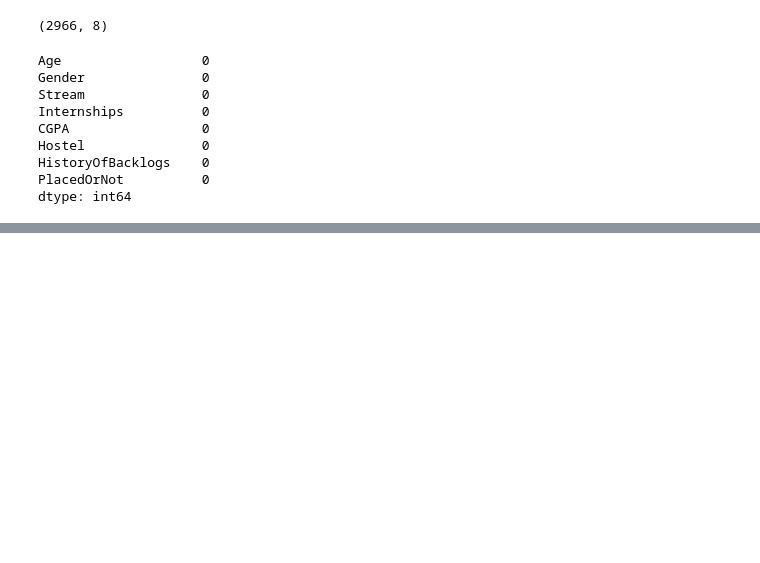
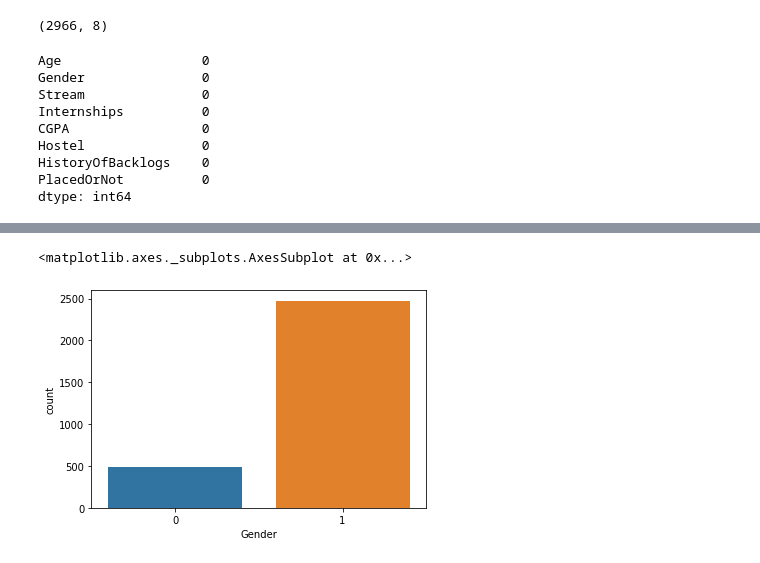
Before and after one commit to IkeLyons/HW1_LogisticRegression, a Jupyter notebook: LogisticRegression.ipynb, the cells around one changed output, grey strips where cells are left out. Drawn from its saved outputs; the diff is of its cells as text; code cells hidden in the pictures; blank space fills up the shorter version.

```diff
--- a/LogisticRegression.ipynb
+++ b/LogisticRegression.ipynb
@@ -69,0 +122,6 @@ dtype: int64
+# %%
+# What is the gender of the applicants
+sb.countplot('Gender', data=dataset)
+# %% [output]
+<matplotlib.axes._subplots.AxesSubplot at 0x...>
+[figure, added]
```
Also changed, not shown: parts of 18 cells of this notebook.
